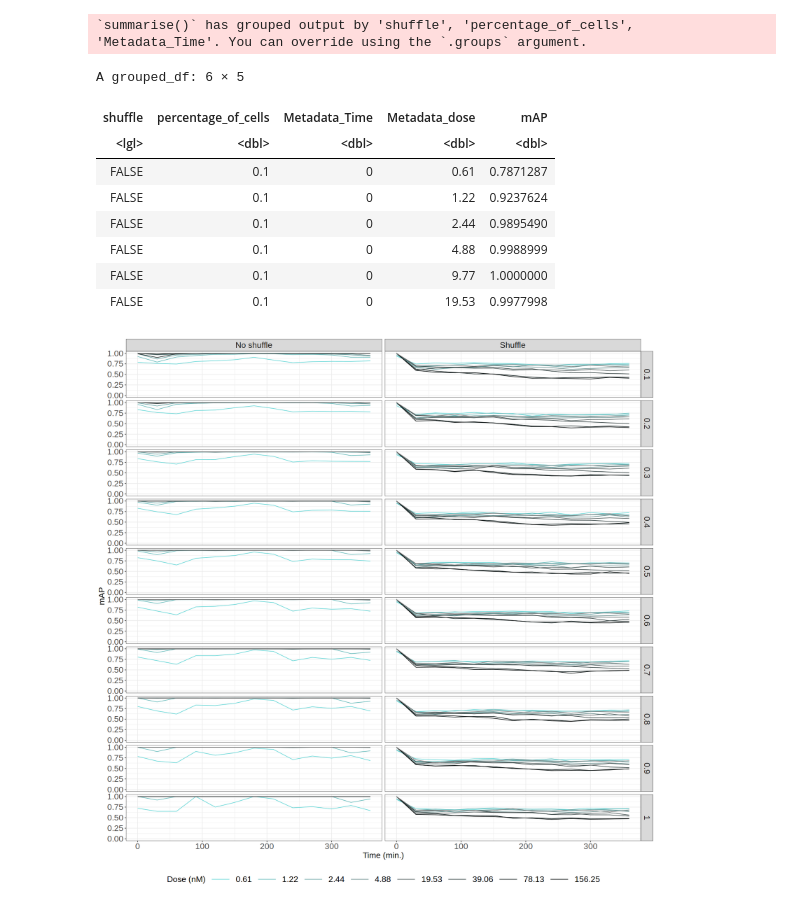
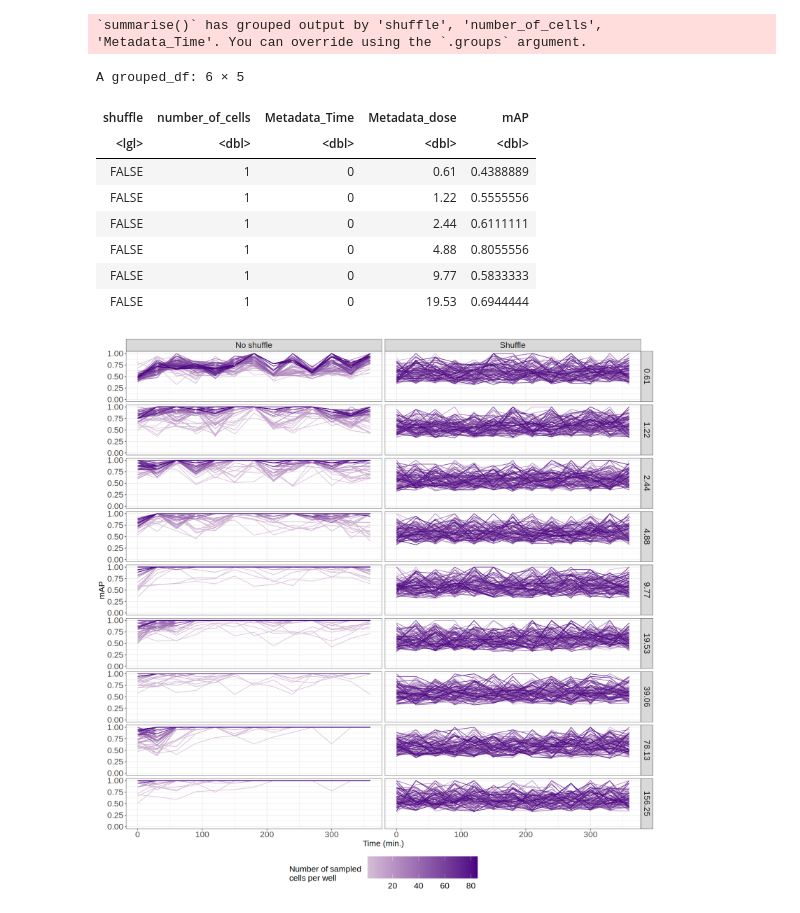
Before and after one commit to WayScience/live_cell_timelapse_apoptosis_analysis, a Jupyter notebook: one_off_analysis/notebooks/5.visualize_percentage_changes.ipynb, the cells around one changed output. Saved outputs shown, nothing was run; the diff lists cells and outputs as text; code cells hidden in the pictures.

```diff
--- a/one_off_analysis/notebooks/5.visualize_percentage_changes.ipynb
+++ b/one_off_analysis/notebooks/5.visualize_percentage_changes.ipynb
@@ -15,25 +25,26 @@ dim(percent_cell_mAP)
 # %%
-# percent_cell_mAP <- percent_cell_mAP %>% filter(Metadata_dose == 0.61)
-percent_cell_mAP <- percent_cell_mAP %>% group_by(shuffle, percentage_of_cells,Metadata_Time, Metadata_dose) %>%
+# number_cell_mAP <- number_cell_mAP %>% filter(Metadata_dose == 0.61)
+number_cell_mAP <- number_cell_mAP %>% group_by(shuffle, number_of_cells,Metadata_Time, Metadata_dose) %>%
   summarise(mAP = mean(mean_average_precision))
-percent_cell_mAP$Metadata_Time <- percent_cell_mAP$Metadata_Time * 30
-head(percent_cell_mAP)
+number_cell_mAP$Metadata_Time <- number_cell_mAP$Metadata_Time * 30
+number_cell_mAP$number_of_cells <- as.numeric(number_cell_mAP$number_of_cells)
+head(number_cell_mAP)
 # %% [output]
-`summarise()` has grouped output by 'shuffle', 'percentage_of_cells',
+`summarise()` has grouped output by 'shuffle', 'number_of_cells',
 'Metadata_Time'. You can override using the `.groups` argument.
 A grouped_df: 6 × 5
-| shuffle | percentage_of_cells | Metadata_Time | Metadata_dose | mAP |
+| shuffle | number_of_cells | Metadata_Time | Metadata_dose | mAP |
 | <lgl> | <dbl> | <dbl> | <dbl> | <dbl> |
-| FALSE | 0.1 | 0 | 0.61 | 0.7871287 |
-| FALSE | 0.1 | 0 | 1.22 | 0.9237624 |
-| FALSE | 0.1 | 0 | 2.44 | 0.9895490 |
-| FALSE | 0.1 | 0 | 4.88 | 0.9988999 |
-| FALSE | 0.1 | 0 | 9.77 | 1.0000000 |
-| FALSE | 0.1 | 0 | 19.53 | 0.9977998 |
+| FALSE | 1 | 0 | 0.61 | 0.4388889 |
+| FALSE | 1 | 0 | 1.22 | 0.5555556 |
+| FALSE | 1 | 0 | 2.44 | 0.6111111 |
+| FALSE | 1 | 0 | 4.88 | 0.8055556 |
+| FALSE | 1 | 0 | 9.77 | 0.5833333 |
+| FALSE | 1 | 0 | 19.53 | 0.6944444 |
 # %%
 # change the shuffle values
-percent_cell_mAP$shuffle <- gsub("FALSE", "No shuffle", percent_cell_mAP$shuffle)
-percent_cell_mAP$shuffle <- gsub("TRUE", "Shuffle", percent_cell_mAP$shuffle)
+number_cell_mAP$shuffle <- gsub("FALSE", "No shuffle", number_cell_mAP$shuffle)
+number_cell_mAP$shuffle <- gsub("TRUE", "Shuffle", number_cell_mAP$shuffle)
 # %%
 color_palette_for_dose <- c(
     "0" = "#57F2F2",
@@ -47,53 +58,60 @@ color_palette_for_dose <- c(
     "78.13" = "#182424",
     "156.25" = "#030A0A"
 )
-percent_cell_mAP$Metadata_dose <- as.character(percent_cell_mAP$Metadata_dose)
-percent_cell_mAP$Metadata_dose <- factor(percent_cell_mAP$Metadata_dose,
-                                             levels = c("0", "0.61", "1.22", "2.44", "4.88",
-                                                        "9.76", "19.53", "39.06", "78.13", "156.25"))
+
+number_cell_mAP$Metadata_dose <- as.character(number_cell_mAP$Metadata_dose)
+number_cell_mAP$Metadata_dose <- factor(number_cell_mAP$Metadata_dose,
+                                             levels = c("0.61", "1.22", "2.44", "4.88",
+                                                        "9.77", "19.53", "39.06", "78.13", "156.25"))
 # %%
 width <- 15
 height <- 15
 options(repr.plot.width = width, repr.plot.height = height)
 percent_cell_line_plot <- (
-    ggplot(data = percent_cell_mAP, aes(x = Metadata_Time, y = mAP))
+    ggplot(data = number_cell_mAP, aes(x = Metadata_Time, y = mAP))
     + geom_line(aes(
-        group = Metadata_dose,
-        color = Metadata_dose))
-    + labs(x="Time (min.)", y = "mAP", fill = "Dose (nM)", color = "Dose (nM)")
-    + facet_grid(percentage_of_cells ~ shuffle)
-    + scale_color_manual(values = color_palette_for_dose)
+        group = number_of_cells,
+        color = number_of_cells))
+    + labs(x="Time (min.)", y = "mAP", fill = "Number of \nsampled cells", color = "Dose (nM)")
+    + facet_grid(Metadata_dose ~ shuffle)
+    # make the color a gradient continuous scale
+    + scale_color_continuous(
+        low = "#D8BFD8",  # Light purple (Thistle)
+        high = "#4B0082",  # Dark purple (Indigo)
+        name = "Number of sampled \ncells per well"
+    )
+
+    # + scale_color_manual(values = color_palette_for_dose)
     + ylim(0, 1)
     + theme_bw()
     + theme(
         strip.text.x = element_text(size = 16),
         strip.text.y = element_text(size = 16),
         axis.text.x = element_text(size = 16),
         axis.text.y = element_text(size = 16),
         axis.title.x = element_text(size = 16),
         axis.title.y = element_text(size = 16),
         legend.text = element_text(size = 16),
 
         legend.title = element_text(size = 16),
         legend.position = "bottom",
         legend.box = "horizontal",
         legend.box.just = "left",
         legend.key.size = unit(1.5, "cm"),
         legend.key.width = unit(1.5, "cm"),
     )
     + guides(
         fill = guide_legend(nrow = 1, byrow = TRUE),
-        color = guide_legend(nrow = 1, byrow = TRUE)
     )
 
 )
 ggsave(
-    filename = file.path(figures_path, "percent_cell_mAP.png"),
+    filename = file.path(figures_path, "number_cell_mAP.png"),
     plot = percent_cell_line_plot,
     width = width,
     height = height,
     dpi = 600
 )
 percent_cell_line_plot
 # %% [output]
-[figure, old version]
+[figure, new version]
```
Also changed, not shown: parts of 1 cell of this notebook, 24 other files.
